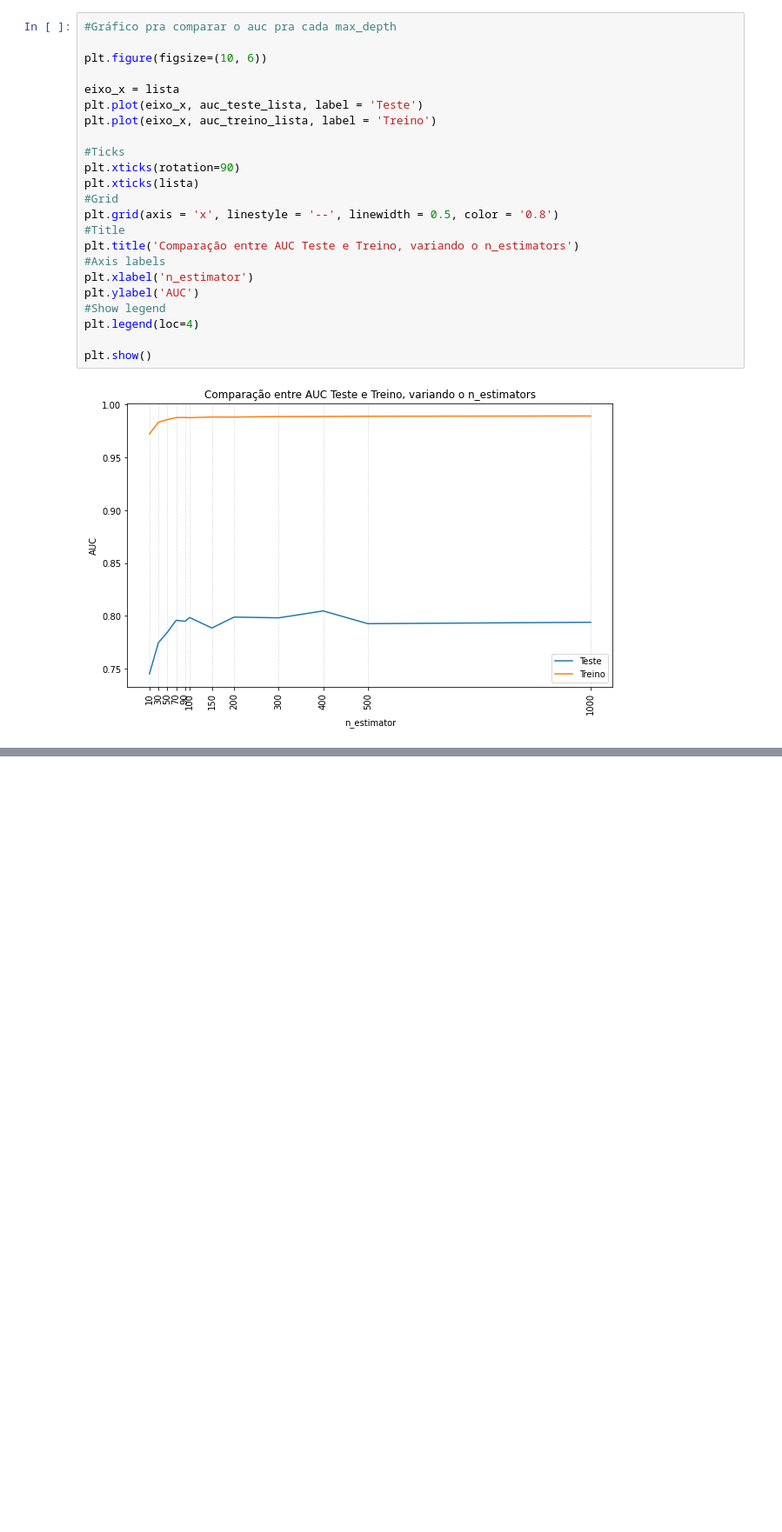
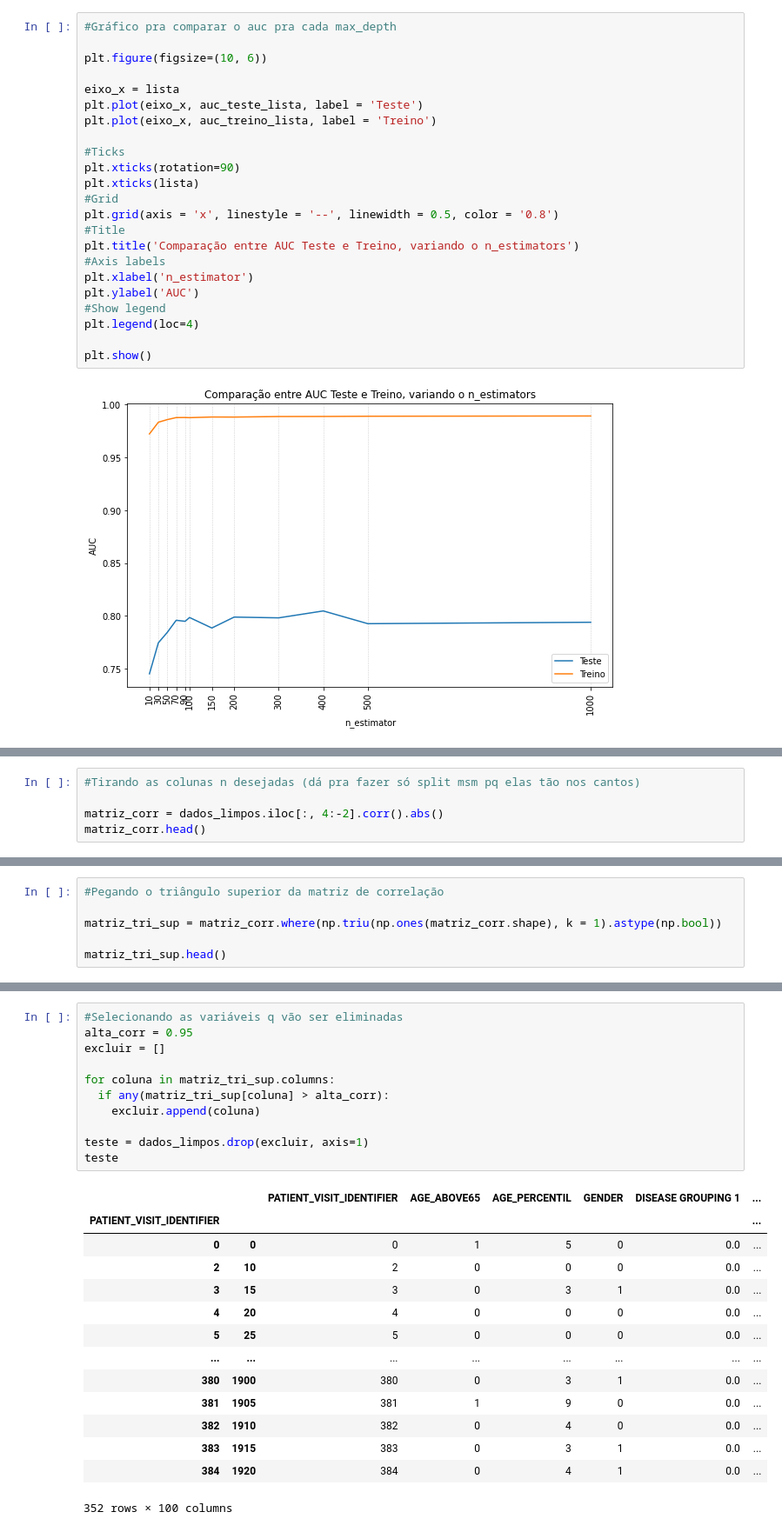
Before and after one commit to arturcgs/bootcamp-data-science-aplicada3, a Jupyter notebook: Aulas/Módulo_5.ipynb, the cells around one changed output, grey strips where cells are left out. Shown at 87% size. Drawn from its saved outputs; the diff is of its cells as text; blank space fills up the shorter version.

```diff
--- a/Aulas/Módulo_5.ipynb
+++ b/Aulas/Módulo_5.ipynb
@@ -442,0 +487,5 @@ plt.show()
+# %%
+#Tirando as colunas n desejadas (dá pra fazer só split msm pq elas tão nos cantos)
+
+matriz_corr = dados_limpos.iloc[:, 4:-2].corr().abs()
+matriz_corr.head()
@@ -442,0 +500,6 @@ plt.show()
+# %%
+#Pegando o triângulo superior da matriz de correlação
+
+matriz_tri_sup = matriz_corr.where(np.triu(np.ones(matriz_corr.shape), k = 1).astype(np.bool))
+
+matriz_tri_sup.head()
@@ -442,0 +516,26 @@ plt.show()
+# %%
+#Selecionando as variáveis q vão ser eliminadas
+alta_corr = 0.95
+excluir = []
+
+for coluna in matriz_tri_sup.columns:
+  if any(matriz_tri_sup[coluna] > alta_corr):
+    excluir.append(coluna)
+
+teste = dados_limpos.drop(excluir, axis=1)
+teste
+# %% [output]
+|  |  | PATIENT_VISIT_IDENTIFIER | AGE_ABOVE65 | AGE_PERCENTIL | GENDER | DISEASE GROUPING 1 | ... |
+| PATIENT_VISIT_IDENTIFIER |  |  |  |  |  |  | ... |
+| 0 | 0 | 0 | 1 | 5 | 0 | 0.0 | ... |
+| 2 | 10 | 2 | 0 | 0 | 0 | 0.0 | ... |
+| 3 | 15 | 3 | 0 | 3 | 1 | 0.0 | ... |
+| 4 | 20 | 4 | 0 | 0 | 0 | 0.0 | ... |
+| 5 | 25 | 5 | 0 | 0 | 0 | 0.0 | ... |
+| ... | ... | ... | ... | ... | ... | ... | ... |
+| 380 | 1900 | 380 | 0 | 3 | 1 | 0.0 | ... |
+| 381 | 1905 | 381 | 1 | 9 | 0 | 0.0 | ... |
+| 382 | 1910 | 382 | 0 | 4 | 0 | 0.0 | ... |
+| 383 | 1915 | 383 | 0 | 3 | 1 | 0.0 | ... |
+| 384 | 1920 | 384 | 0 | 4 | 1 | 0.0 | ... |
+352 rows × 100 columns
```
Also changed, not shown: parts of 13 cells of this notebook.
